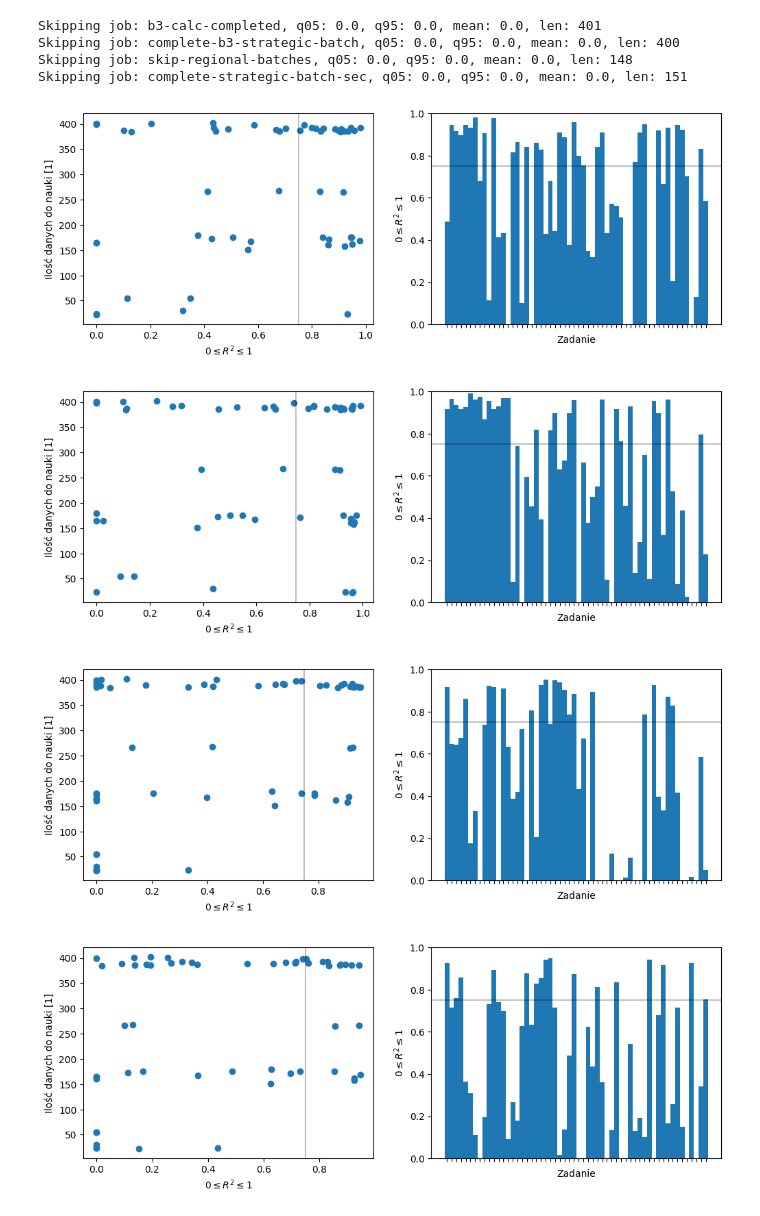
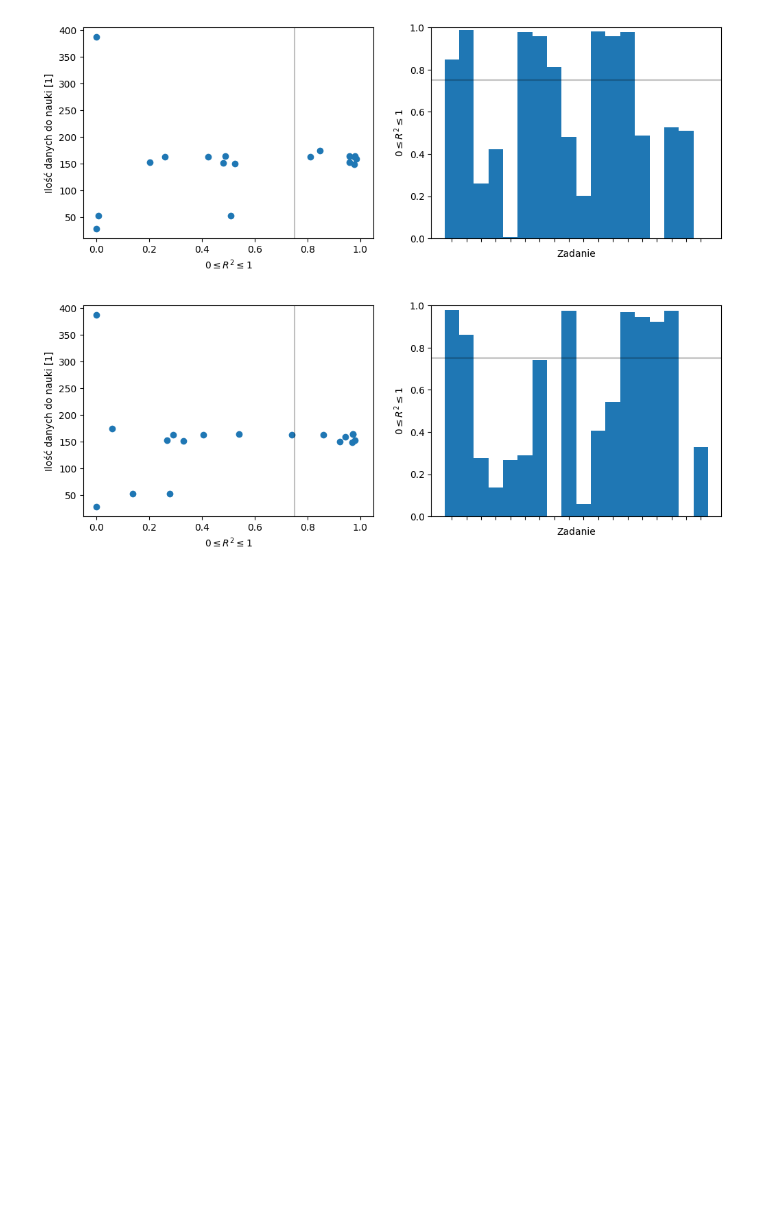
Before and after one commit to mlodybercik/workflow-predictor, a Jupyter notebook: temp/visualize.ipynb, the cells around one changed output. Drawn from its saved outputs; the diff is of its cells as text; code cells hidden in the pictures; blank space fills up the shorter version.

```diff
--- a/temp/visualize.ipynb
+++ b/temp/visualize.ipynb
@@ -13,7 +13,7 @@ import re
 
 from dataclasses import dataclass
 # %%
-maestro_data = pd.read_csv("../data/maestro-calculated.csv", low_memory=False)
+maestro_data = pd.read_csv("../data/maestro-calculated-securitization-flow.csv", low_memory=False)
 # maestro_data = maestro_data[(maestro_data["workflow_name"] == "securitization-flow")]
 # %%
 jobs = maestro_data["job_name"].unique()
@@ -81,7 +85,7 @@ columns_label = {
     'business-day', 'processing-location-is-ch', 'batch-instance-seq',
     'processing-location-is-ams', 'batch-workflow',
     'pb-run-id', 'source-type-is-pb', 'process-flag', 'flow-type',
-    'hac-run-id', 'skip-mdl-landing'
+    'hac-run-id', 'skip-mdl-landing', 'previous-ratio'
 }
 # %%
 trainable_jobs_labelized_nn = set()
@@ -92,7 +96,7 @@ for job in jobs:
     maestro_cut = maestro_data[list(columns_label) + ["event-processing-time"]][maestro_data["job_name"] == job].copy()
     maestro_times = maestro_cut.pop("event-processing-time").astype(float)
 
-    q05, q95 = maestro_times.quantile(0.02), maestro_times.quantile(0.98)
+    q05, q95 = maestro_times.quantile(0.05), maestro_times.quantile(0.95)
     cut = maestro_times[(maestro_times >= q05) & (maestro_times <= q95)]
     mean = cut.mean()
     maestro_times /= mean
@@ -107,7 +111,7 @@ for job in jobs:
 
     x_train, x_test, y_train, y_test = sk_mos.train_test_split(maestro_cut, maestro_times)
 
-    nn = sk_nn.MLPRegressor(max_iter=10_000, activation="logistic", batch_size=min(32, len(y_train)), hidden_layer_sizes=[100, 100])
+    nn = sk_nn.MLPRegressor(max_iter=10_000, activation='logistic', batch_size=min(32, len(y_train)), hidden_layer_sizes=[100, 10])
     lr = sk_ln.LinearRegression()
     nn.fit(x_train, y_train)
     lr.fit(x_train, y_train)
@@ -120,34 +124,4 @@ Skipping job: skip-regional-batches, q05: 0.0, q95: 0.0, mean: 0.0, len: 148
 Skipping job: complete-strategic-batch-sec, q05: 0.0, q95: 0.0, mean: 0.0, len: 151
-# %%
-trainable_jobs_onehot_nn = set()
-trainable_jobs_onehot_lr = set()
-
-for job in jobs:
-    one_hot = sk_pre.OneHotEncoder()
-    maestro_cut = maestro_data[list(columns_label) + ["event-processing-time"]][maestro_data["job_name"] == job].copy()
-    maestro_times = maestro_cut.pop("event-processing-time").astype(float)
-
-    q05, q95 = maestro_times.quantile(0.02), maestro_times.quantile(0.98)
-    cut = maestro_times[(maestro_times >= q05) & (maestro_times <= q95)]
-    mean = cut.mean()
-    maestro_times /= mean
-    if mean == 0:
-        print(f'Skipping job: {job}, q05: {q05:.04}, q95: {q95:.04}, mean: {mean:.04}, len: {len(cut)}')
-        continue
-    one_hot.fit(maestro_cut)
-    x_train, x_test, y_train, y_test = sk_mos.train_test_split(one_hot.transform(maestro_cut), maestro_times)
-
-    nn = sk_nn.MLPRegressor(max_iter=10_000, activation="logistic", batch_size=min(32, len(y_train)), hidden_layer_sizes=[100, 100])
-    lr = sk_ln.LinearRegression()
-    nn.fit(x_train, y_train)
-    lr.fit(x_train, y_train)
-    trainable_jobs_onehot_nn.add(Job(q05, q95, mean, len(cut), nn.score(x_test, y_test), job))
-    trainable_jobs_onehot_lr.add(Job(q05, q95, mean, len(cut), lr.score(x_test, y_test), job))
-# %% [output]
-Skipping job: b3-calc-completed, q05: 0.0, q95: 0.0, mean: 0.0, len: 401
-Skipping job: complete-b3-strategic-batch, q05: 0.0, q95: 0.0, mean: 0.0, len: 400
-Skipping job: skip-regional-batches, q05: 0.0, q95: 0.0, mean: 0.0, len: 148
-Skipping job: complete-strategic-batch-sec, q05: 0.0, q95: 0.0, mean: 0.0, len: 151
 # %%
 def get_graph(data):
     line = 0.75
@@ -169,15 +143,12 @@ def get_graph(data):
     ax[0].scatter(array[:, 0], array[:, 1])
     y_low, y_high = ax[0].get_ylim()
     ax[0].set_ylim(y_low, y_high)
+    ax[0].set_xlim(-0.05, 1.05)
     ax[0].vlines(line, y_low, y_high, colors="black", alpha=0.25)
     return fig
 # %%
 get_graph(trainable_jobs_labelized_nn)
-get_graph(trainable_jobs_labelized_lr)
-get_graph(trainable_jobs_onehot_nn)
-_ = get_graph(trainable_jobs_onehot_lr)
+_ = get_graph(trainable_jobs_labelized_lr)
 # %% [output]
-[figure, old version]
+[figure, new version]
-[figure, old version]
+[figure, new version]
-[figure, removed]
-[figure, removed]
```
Also changed, not shown: parts of 7 cells of this notebook, 5 other files.
